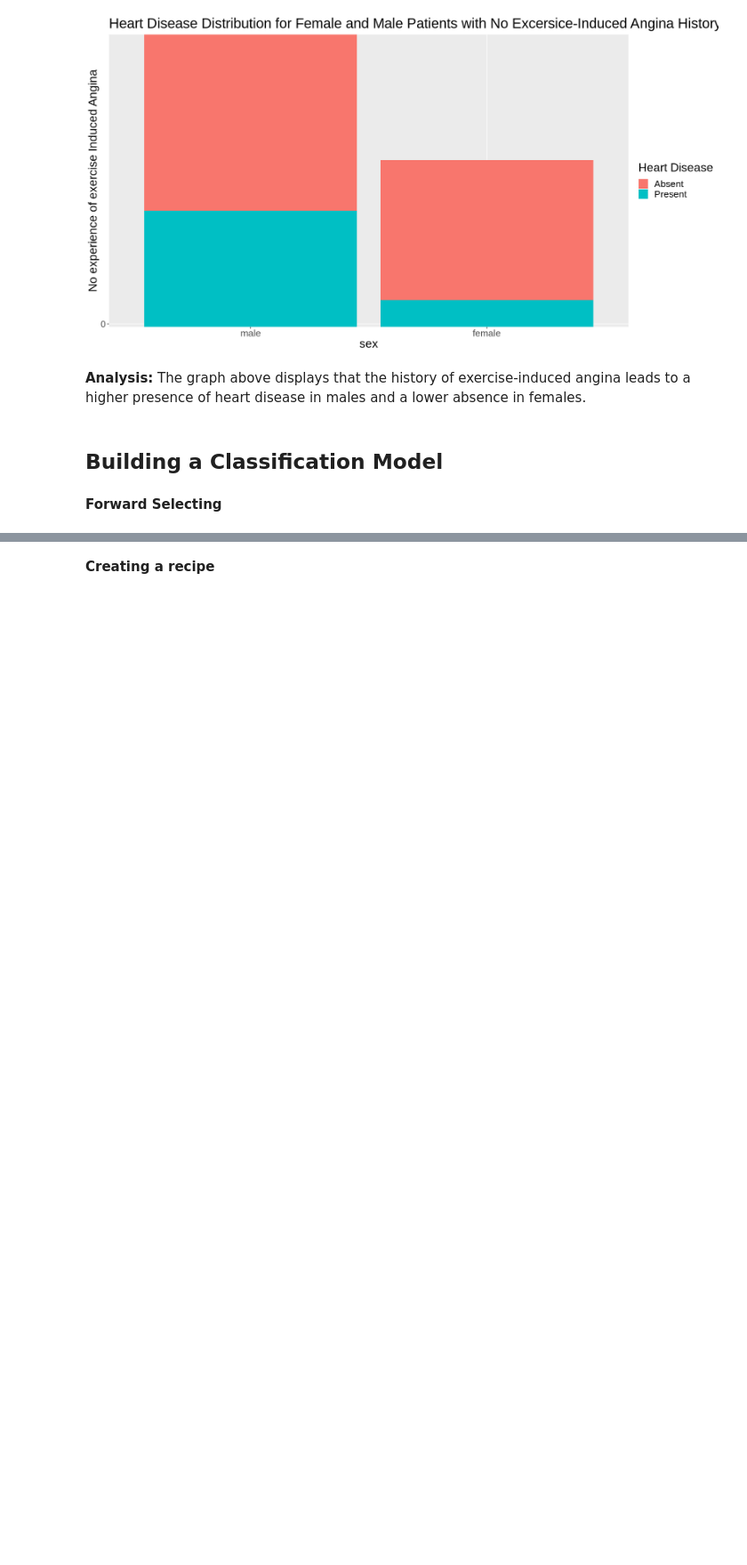
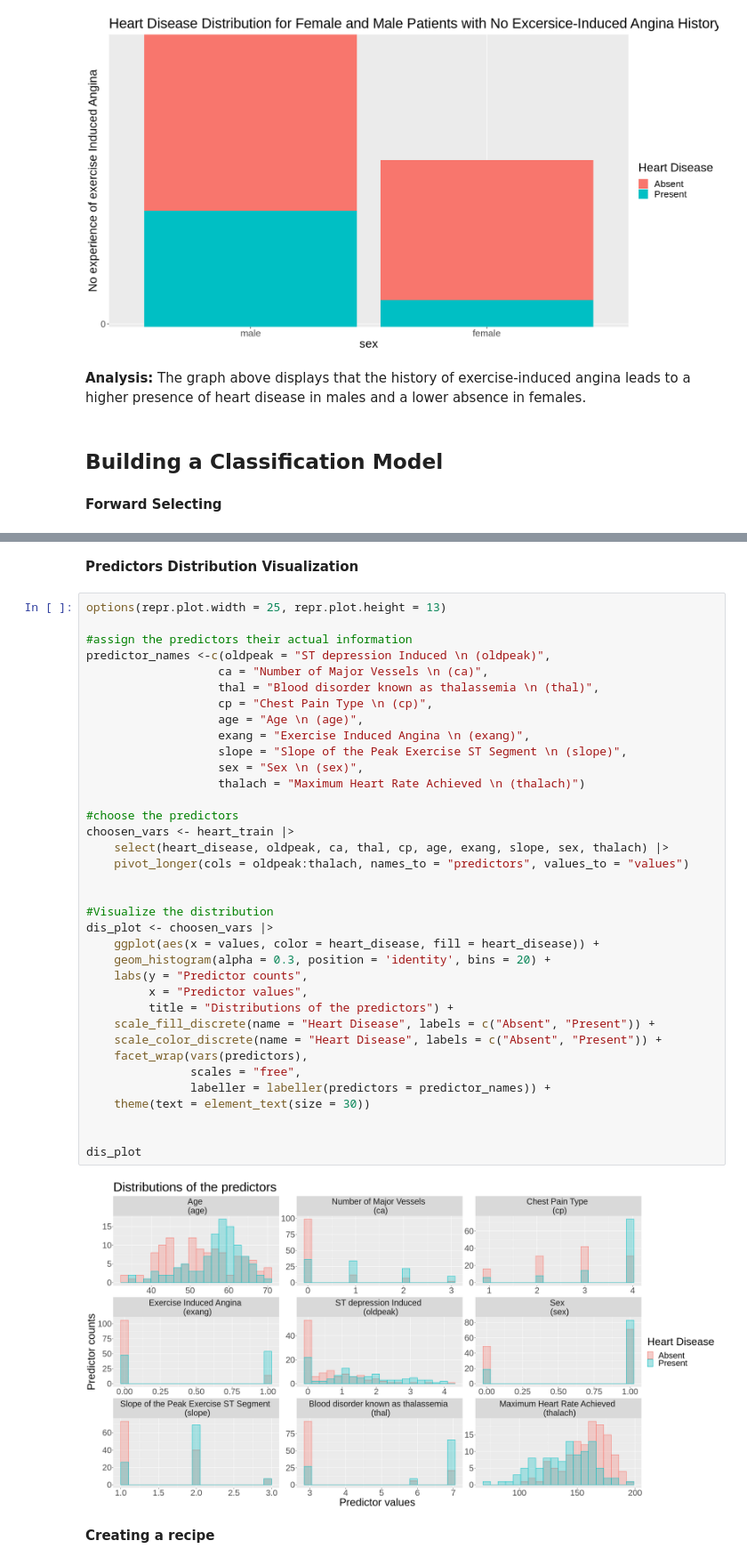
Before and after one commit to Yuvitee/DSCI-100-project, a Jupyter notebook: Heart Disease Proposal.ipynb, the cells around one changed output, grey strips where cells are left out. Shown at 89% size. Drawn from its saved outputs; the diff is of its cells as text; blank space fills up the shorter version.

```diff
--- a/Heart Disease Proposal.ipynb
+++ b/Heart Disease Proposal.ipynb
@@ -435,3 +452,43 @@ All the code above are set to raw type because it will take more than five minut
+# %% [markdown]
+**Predictors Distribution Visualization**
+# %%
+options(repr.plot.width = 25, repr.plot.height = 13)
+
+#assign the predictors their actual information
+predictor_names <-c(oldpeak = "ST depression Induced \n (oldpeak)",
+                   ca = "Number of Major Vessels \n (ca)",
+                   thal = "Blood disorder known as thalassemia \n (thal)",
+                   cp = "Chest Pain Type \n (cp)",
+                   age = "Age \n (age)",
+                   exang = "Exercise Induced Angina \n (exang)",
+                   slope = "Slope of the Peak Exercise ST Segment \n (slope)",
+                   sex = "Sex \n (sex)",
+                   thalach = "Maximum Heart Rate Achieved \n (thalach)")
+
+#choose the predictors
+choosen_vars <- heart_train |>
+    select(heart_disease, oldpeak, ca, thal, cp, age, exang, slope, sex, thalach) |>
+    pivot_longer(cols = oldpeak:thalach, names_to = "predictors", values_to = "values")
+
+
+#Visualize the distribution
+dis_plot <- choosen_vars |>
+    ggplot(aes(x = values, color = heart_disease, fill = heart_disease)) +
+    geom_histogram(alpha = 0.3, position = 'identity', bins = 20) +
+    labs(y = "Predictor counts",
+         x = "Predictor values",
+         title = "Distributions of the predictors") +
+    scale_fill_discrete(name = "Heart Disease", labels = c("Absent", "Present")) +
+    scale_color_discrete(name = "Heart Disease", labels = c("Absent", "Present")) +
+    facet_wrap(vars(predictors),
+               scales = "free",
+               labeller = labeller(predictors = predictor_names)) +
+    theme(text = element_text(size = 30))
+
+
+dis_plot
+# %% [output]
+[figure, added]
 # %% [markdown]
 **Creating a recipe**
 # %%
```
Also changed, not shown: parts of 13 cells of this notebook.
